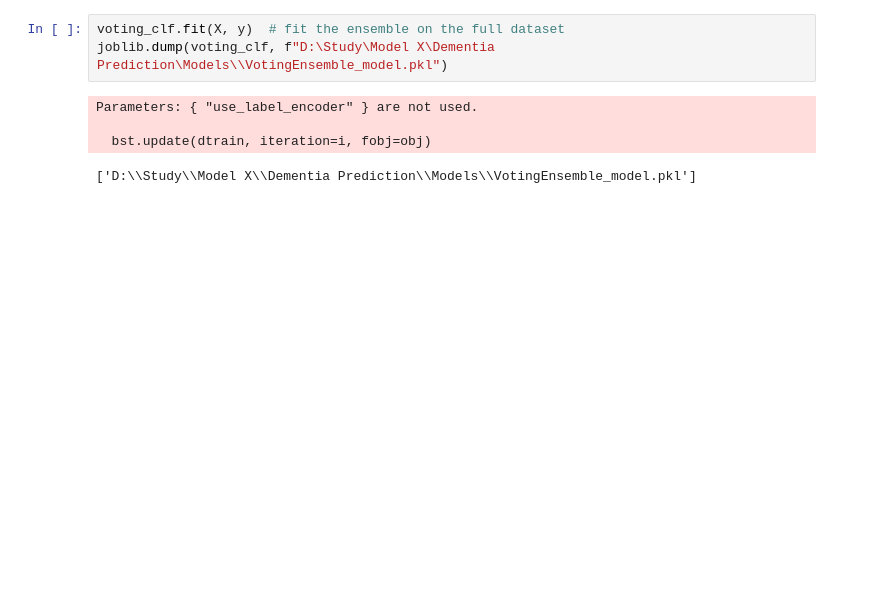
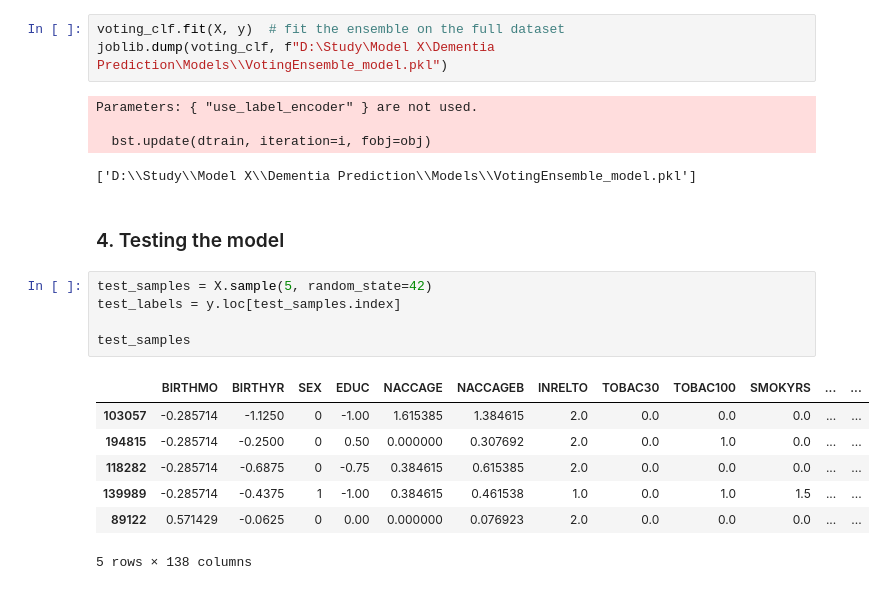
Before and after one commit to Mitheesha/Dementia-Prediction, a Jupyter notebook: Modeling/0_Ensemble_Model_Implementationn.ipynb, the cells around one changed output. Drawn from its saved outputs; the diff is of its cells as text; blank space fills up the shorter version.

```diff
--- a/Modeling/0_Ensemble_Model_Implementationn.ipynb
+++ b/Modeling/0_Ensemble_Model_Implementationn.ipynb
@@ -172,3 +189,18 @@ Parameters: { "use_label_encoder" } are not used.
 
   bst.update(dtrain, iteration=i, fobj=obj)
 ['D:\\Study\\Model X\\Dementia Prediction\\Models\\VotingEnsemble_model.pkl']
+# %% [markdown]
+### 4. Testing the model
+# %%
+test_samples = X.sample(5, random_state=42)
+test_labels = y.loc[test_samples.index]
+
+test_samples
+# %% [output]
+|  | BIRTHMO | BIRTHYR | SEX | EDUC | NACCAGE | NACCAGEB | INRELTO | TOBAC30 | TOBAC100 | SMOKYRS | ... | ... |
+| 103057 | -0.285714 | -1.1250 | 0 | -1.00 | 1.615385 | 1.384615 | 2.0 | 0.0 | 0.0 | 0.0 | ... | ... |
+| 194815 | -0.285714 | -0.2500 | 0 | 0.50 | 0.000000 | 0.307692 | 2.0 | 0.0 | 1.0 | 0.0 | ... | ... |
+| 118282 | -0.285714 | -0.6875 | 0 | -0.75 | 0.384615 | 0.615385 | 2.0 | 0.0 | 0.0 | 0.0 | ... | ... |
+| 139989 | -0.285714 | -0.4375 | 1 | -1.00 | 0.384615 | 0.461538 | 1.0 | 0.0 | 1.0 | 1.5 | ... | ... |
+| 89122 | 0.571429 | -0.0625 | 0 | 0.00 | 0.000000 | 0.076923 | 2.0 | 0.0 | 0.0 | 0.0 | ... | ... |
+5 rows × 138 columns
```
Also changed, not shown: parts of 13 cells of this notebook, 6 other files.
